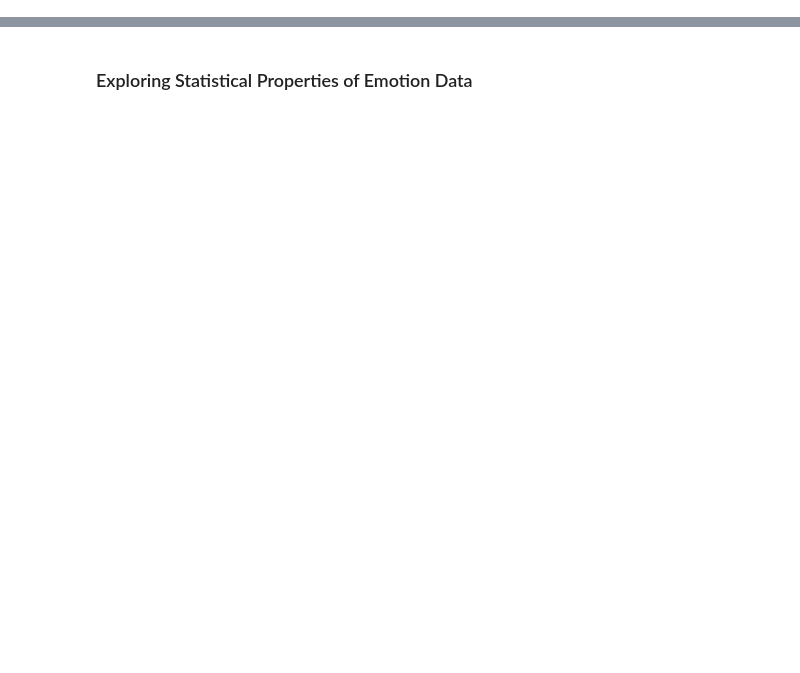
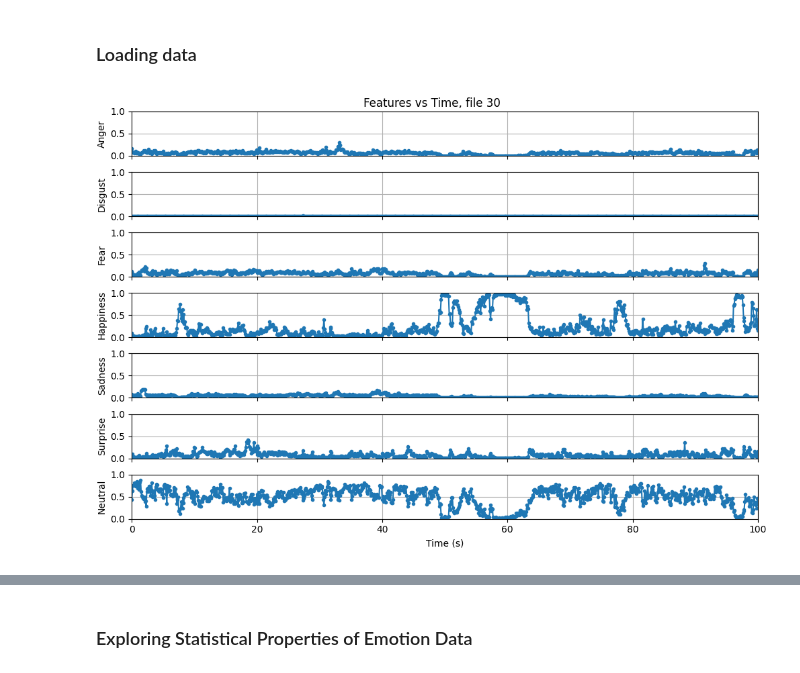
Before and after one commit to ArnavTapadia/emili_TimeSeriesPredictor, a Jupyter notebook: time_series_predictor/Notebooks/Multivariate_Emotion_Forecasting.ipynb, the cells around one changed output, grey strips where cells are left out. Saved outputs shown, nothing was run; the diff lists cells and outputs as text; code cells hidden in the pictures; blank space fills up the shorter version.

```diff
--- a/time_series_predictor/Notebooks/Multivariate_Emotion_Forecasting.ipynb
+++ b/time_series_predictor/Notebooks/Multivariate_Emotion_Forecasting.ipynb
@@ -65,3 +65,5 @@ import torch.optim as optim
 import torch.nn as nn
 import torch.nn.functional as F
 from statsmodels.tsa.stattools import adfuller, acf
+# %% [markdown]
+### Loading data
@@ -67,0 +81,38 @@ from statsmodels.tsa.stattools import adfuller, acf
+# %%
+
+#plotting one of the timeseries
+def plot_emotion_data(all_series, iFile):
+    #input is a single timeseries of size (length,7)
+    data = all_series[iFile]
+    t = np.arange(0,0.1*np.shape(data)[0],0.1)[:np.shape(data)[0]] #added [:np.shape(data)[0]] due to floating point error (e.g. 3102*0.1 == 310.2000005)
+    nFeatures = np.shape(data)[1]
+
+    fig, axes = plt.subplots(nFeatures, 1, figsize=(10, 1 * nFeatures), sharex=True, sharey = True)
+    fig.suptitle(f'Features vs Time, file {iFile}')
+
+    for iFeature in range(nFeatures):
+        axes[iFeature].plot(t, data[:, iFeature], label='Data', marker = 'o', linestyle = '-', markersize=3)
+
+    #label subplots
+    for i in range(nFeatures):
+        axes[i].set_ylabel(f'{emotionMap[i]}')
+        axes[i].grid(True)
+
+    axes[-1].set_xlabel('Time (s)')
+    plt.tight_layout()
+    plt.subplots_adjust(top=0.95)  # Adjust title position
+    axes[-1].set_xlim(0, 100)
+    axes[-1].set_ylim(0, 1)
+    plt.show()
+
+#Finding which sample has the most variance
+
+var_per_sample = np.array([np.sum(np.var(resampled_data[i],axis=0)) for i in range(len(resampled_data))])
+max_var_sample_idx = np.argmax(var_per_sample)
+
+#plotting
+
+sampleToPlot = 30 # CHANGE TO SEE DIFFERENT SAMPLES
+plot_emotion_data(resampled_data,sampleToPlot)
+# %% [output]
+[figure, added]
```
Also changed, not shown: parts of 10 cells of this notebook, 1 other file.
